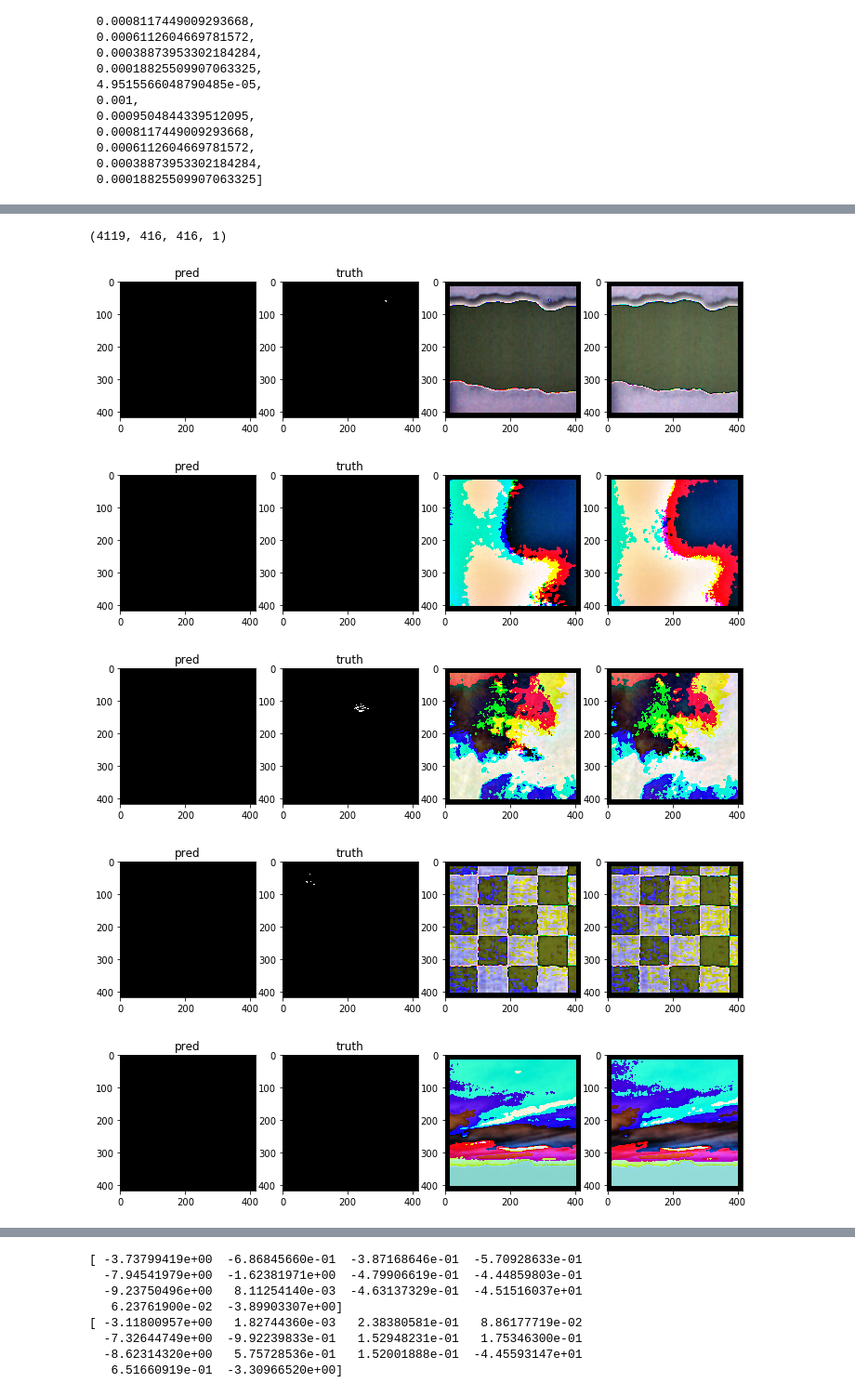
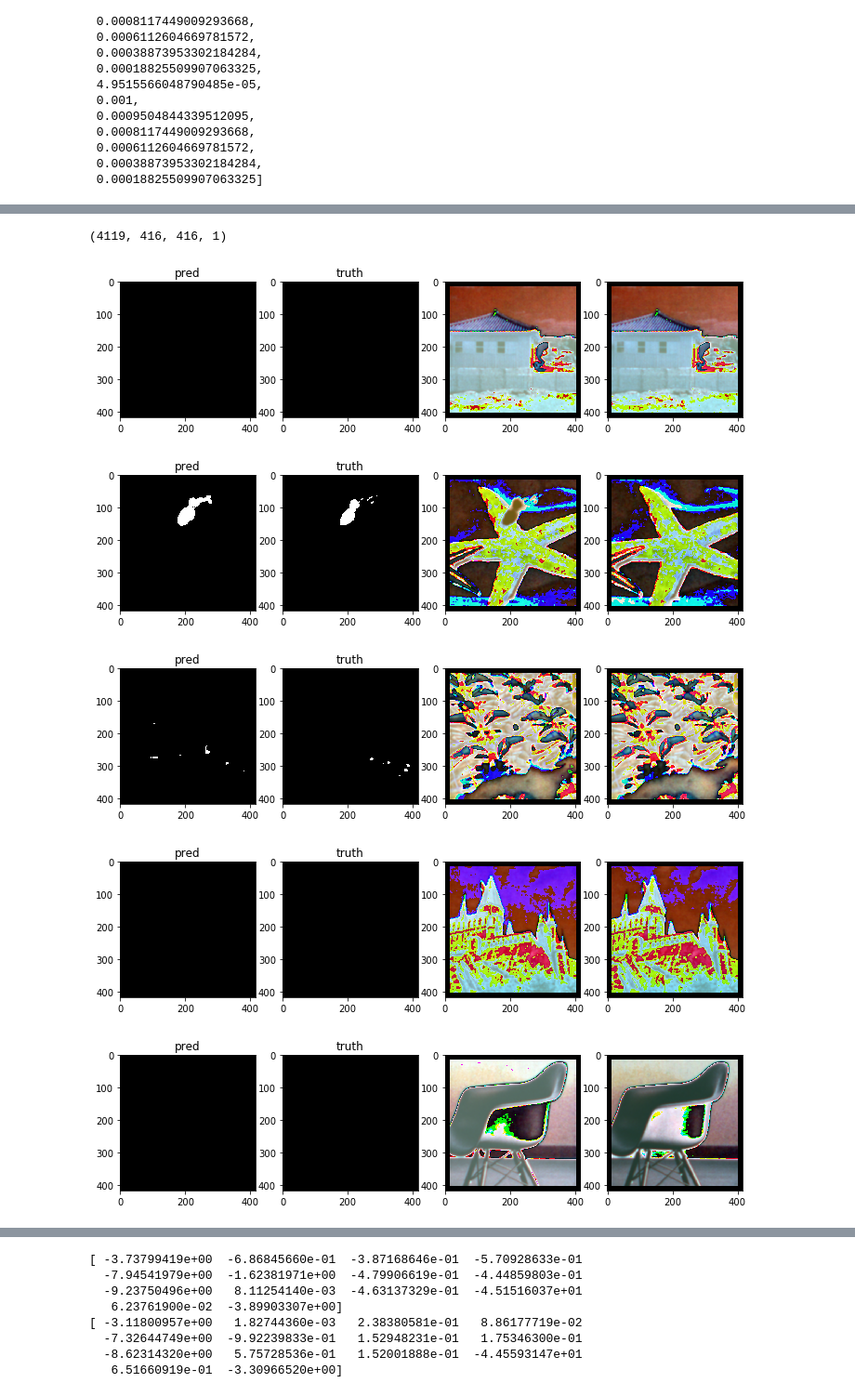
Before and after one commit to SorokinV/2018-TopCoder-Konika-Minolta, a Jupyter notebook: Jupyter/CM-V02-NET.ipynb, the cells around one changed output, grey strips where cells are left out. Shown at 93% size. Cells and saved outputs as stored; diff of their text form; code cells hidden in the pictures.

```diff
--- a/Jupyter/CM-V02-NET.ipynb
+++ b/Jupyter/CM-V02-NET.ipynb
@@ -647,9 +647,12 @@ Non-trainable params: 11,476
 ____________________________________________________________________________________________________
 # %%
 if 0 :
+
     filepath = '../Temp/V02-val_f1scoreTF=0.3854-(0.3833).hdf5'
     #filepath = '../Temp/V02-val_f1scoreTF=0.6565-(0.4448).hdf5'  # level 1
     #filepath = '../Temp/V02-val_f1scoreTF=0.3905-(0.3842).hdf5'  # level 2
+
+    K.clear_session()
     model10.load_weights(filepath, by_name=True)
     model10.compile(loss=lossZf1, #'binary_crossentropy',
               optimizer='adam', #sgd, #"adam", #'rmsprop',
@@ -827,7 +830,7 @@ class LearningRateScheduler(Callback):
 # %%
 print(datetime.datetime.now())
 
-epochs     = 40 #10 #60
+epochs     = 80 #10 #60
 verbose    = 2
 batch_size = 6
 batch_size = 16
@@ -851,13 +854,13 @@ if 0 :
     path2       = 751        #YY.shape[0]
     filepath="../Temp/V02-level-1-val_"+metric+"={val_"+metric+":.4f}-({"+metric+":.4f}).hdf5"
 
-if 0 :
+if 1 :
     path1       = 751        #YY.shape[0] # level 2
     path2       = path1+1495 #YY.shape[0]
     filepath="../Temp/V02-level-2-val_"+metric+"={val_"+metric+":.4f}-({"+metric+":.4f}).hdf5"
 
-if 1 :
-    path1       = path1+1495 #YY.shape[0] # level 3
+if 0 :
+    path1       = 751+1495 #YY.shape[0] # level 3
     path2       = YY.shape[0]
     filepath="../Temp/V02-level-3-val_"+metric+"={val_"+metric+":.4f}-({"+metric+":.4f}).hdf5"
 
@@ -920,19 +917,19 @@ if 1 :
 # %%
-LL = range(700,710)
+LL = range(3700,3710)
 th = 0.5
 print(PP.shape)
 for NN in LL :
     plt.figure(figsize=(12,5))
     ppp = PP[NN].reshape(PP.shape[1:-1]).copy(); ppp[ppp>=th] = 1.0; ppp[ppp<th] = 0.0;
     plt.subplot(1,4,1);  plt.imshow(ppp,'gray'); plt.title('pred')
     plt.subplot(1,4,2);  plt.imshow(YY[NN].reshape(YY.shape[1:-1]),'gray');  plt.title('truth')
     plt.subplot(1,4,3);  plt.imshow(X1[NN]);
     plt.subplot(1,4,4);  plt.imshow(X2[NN]);
     plt.show()
 # %% [output]
 (4119, 416, 416, 1)
-[figure, old version]
+[figure, new version]
-[figure, old version]
+[figure, new version]
-[figure, old version]
+[figure, new version]
-[figure, old version]
+[figure, new version]
-[figure, old version]
+[figure, new version]
```
Also changed, not shown: parts of 7 cells of this notebook, 1 other file.
